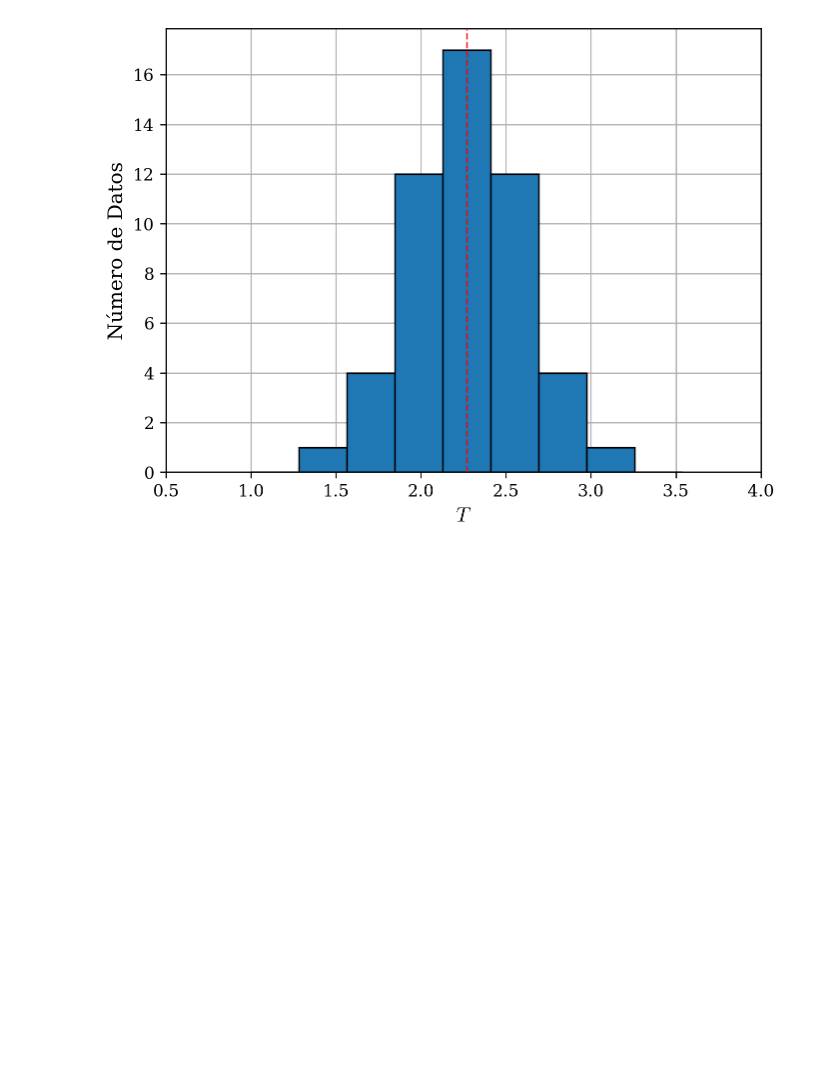
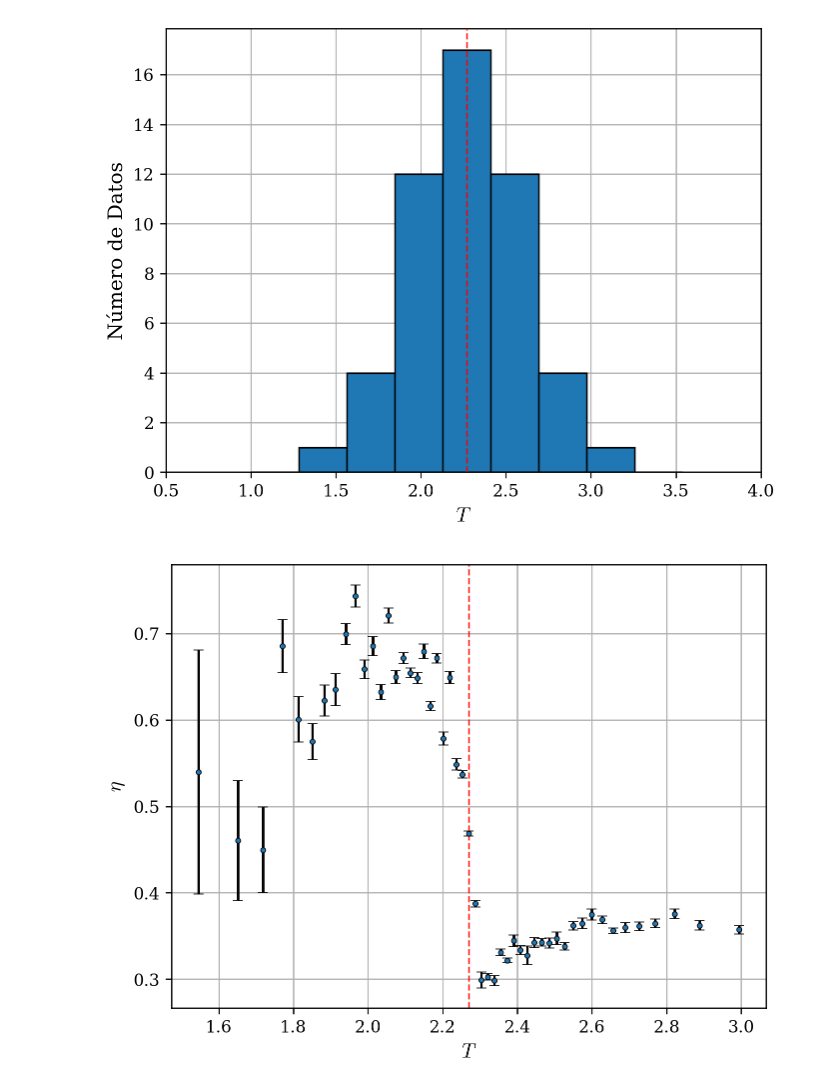
Before and after one commit to Lermacto/ising-2d, a Jupyter notebook: testing_correlation.ipynb, the cells around one changed output. Saved outputs shown, nothing was run; the diff lists cells and outputs as text; code cells hidden in the pictures; blank space fills up the shorter version.

```diff
--- a/testing_correlation.ipynb
+++ b/testing_correlation.ipynb
@@ -232,6 +232,8 @@ r_vals = np.arange(l)  # dominio de la funcion de correlacion
 r_dense = np.linspace(0, l, 1_000)
 xi_fit = np.zeros_like(T_vals)
 xi_err = np.zeros_like(T_vals)
+eta_fit = np.zeros_like(T_vals)
+eta_err = np.zeros_like(T_vals)
 
 def funcion_correlacion(r, a, xi):  # funcion con la que vamos a ajustar
     return a * np.exp(-r / xi)
@@ -245,20 +247,22 @@ try:
     correlacion_cache = np.load(f"correlacion_data_L{L}.npz")["correlacion"]
     for i, T in enumerate(T_vals):
         correlacion = correlacion_cache[:, i, 0]
+        # popt, pcov = curve_fit(
+        #     funcion_correlacion,
+        #     r_vals,
+        #     correlacion,
+        # )
         popt, pcov = curve_fit(
-            funcion_correlacion,
-            r_vals,
-            correlacion,
+            funcion_correlacion_ley_potencias,
+            r_vals[1:],
+            correlacion[1:],
+            p0=[correlacion[0], correlacion.min(), 1/2 if T > temperatura_critica else 2, 2.5],
+            bounds=([0, -1, 1/6, 0], [np.inf, 1, 5, np.inf])
         )
-        # popt, pcov = curve_fit(
-        #     funcion_correlacion_ley_potencias,
-        #     r_vals[3:],
-        #     correlacion[3:],
-        #     p0=[correlacion[0], correlacion.min(), 1/2 if T > temperatura_critica else 2, 2.5],
-        #     bounds=([0, -1, 1/6, 0], [np.inf, 1, 5, np.inf])
-        # )
         xi_fit[i] = popt[-1]
         xi_err[i] = np.sqrt(pcov[-1, -1])
+        eta_fit[i] = popt[-2]
+        eta_err[i] = np.sqrt(pcov[-2, -2])
 except FileNotFoundError:
     correlacion_cache = np.empty((l, T_vals.size, 2), dtype=float)
     for i, T in tqdm(
@@ -299,6 +303,27 @@ except FileNotFoundError:
                 fitting_attempts += 1
                 continue
     np.savez(f"correlacion_data_L{L}.npz", T_vals=T_vals, correlacion=correlacion_cache)
+# %%
+filtro_error_relativo = xi_err/xi_fit < 0.1
+plt.errorbar(
+    T_vals,  # [filtro_error_relativo],
+    # xi_fit,  # [filtro_error_relativo],
+    # yerr=xi_err,  # [filtro_error_relativo],
+    eta_fit,
+    yerr=eta_err,
+    fmt=".",
+    markeredgecolor="k",
+    ecolor="k",
+    capsize=3,
+    markeredgewidth=0.5,
+)
+plt.axvline(temperatura_critica, color="r", ls="--", lw=1)
+plt.grid()
+plt.ylabel(r"$\eta$")
+plt.xlabel("$T$")
+plt.show()
+# %% [output]
+[figure, added]
 # %%
 filtro_error_relativo = xi_err/xi_fit < 0.1
 plt.errorbar(
```
Also changed, not shown: parts of 2 cells of this notebook.
